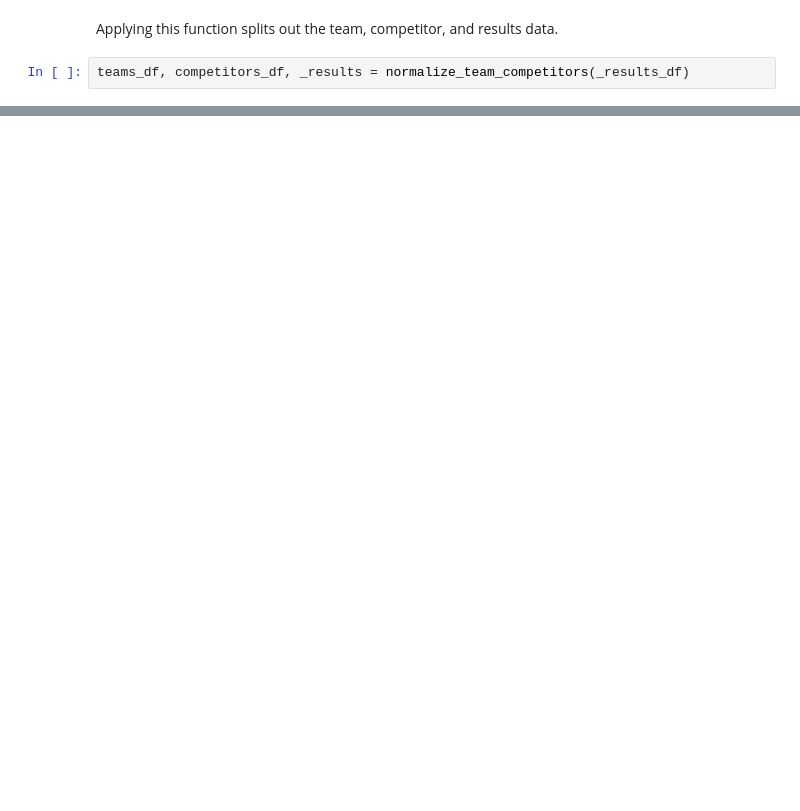
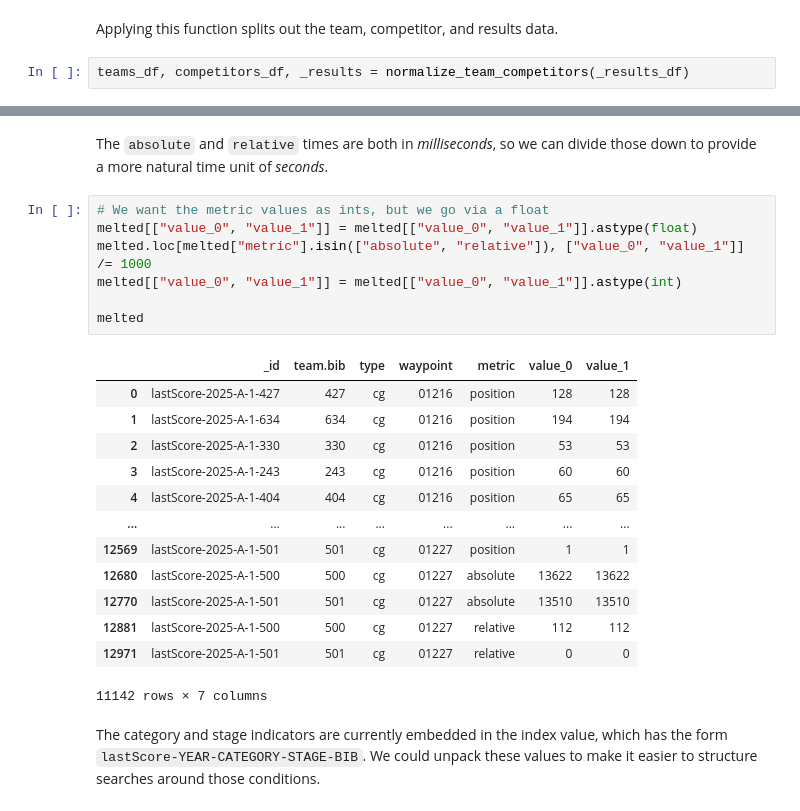
Before and after one commit to RallyDataJunkie/wrangling_dakar_2025, a Jupyter notebook: src/17_lastScore_results.ipynb, the cells around one changed output, grey strips where cells are left out. Drawn from its saved outputs; the diff is of its cells as text; blank space fills up the shorter version.

```diff
--- a/src/17_lastScore_results.ipynb
+++ b/src/17_lastScore_results.ipynb
@@ -240,0 +240,25 @@ melted
+# %% [markdown]
+The `absolute` and `relative` times are both in *milliseconds*, so we can divide those down to provide a more natural time unit of *seconds*.
+# %%
+# We want the metric values as ints, but we go via a float
+melted[["value_0", "value_1"]] = melted[["value_0", "value_1"]].astype(float)
+melted.loc[melted["metric"].isin(["absolute", "relative"]), ["value_0", "value_1"]] /= 1000
+melted[["value_0", "value_1"]] = melted[["value_0", "value_1"]].astype(int)
+
+melted
+# %% [output]
+|  | _id | team.bib | type | waypoint | metric | value_0 | value_1 |
+| 0 | lastScore-2025-A-1-427 | 427 | cg | 01216 | position | 128 | 128 |
+| 1 | lastScore-2025-A-1-634 | 634 | cg | 01216 | position | 194 | 194 |
+| 2 | lastScore-2025-A-1-330 | 330 | cg | 01216 | position | 53 | 53 |
+| 3 | lastScore-2025-A-1-243 | 243 | cg | 01216 | position | 60 | 60 |
+| 4 | lastScore-2025-A-1-404 | 404 | cg | 01216 | position | 65 | 65 |
+| ... | ... | ... | ... | ... | ... | ... | ... |
+| 12569 | lastScore-2025-A-1-501 | 501 | cg | 01227 | position | 1 | 1 |
+| 12680 | lastScore-2025-A-1-500 | 500 | cg | 01227 | absolute | 13622 | 13622 |
+| 12770 | lastScore-2025-A-1-501 | 501 | cg | 01227 | absolute | 13510 | 13510 |
+| 12881 | lastScore-2025-A-1-500 | 500 | cg | 01227 | relative | 112 | 112 |
+| 12971 | lastScore-2025-A-1-501 | 501 | cg | 01227 | relative | 0 | 0 |
+11142 rows × 7 columns
+# %% [markdown]
+The category and stage indicators are currently embedded in the index value, which has the form `lastScore-YEAR-CATEGORY-STAGE-BIB`. We could unpack these values to make it easier to structure searches around those conditions.
```
Also changed, not shown: parts of 15 cells of this notebook, 17 other files.
